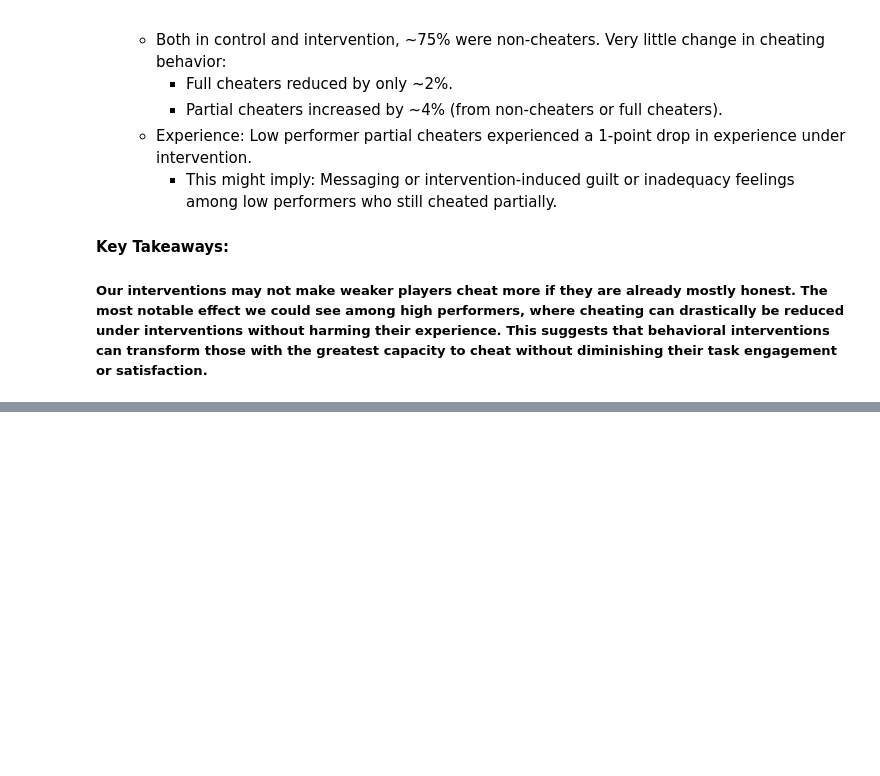
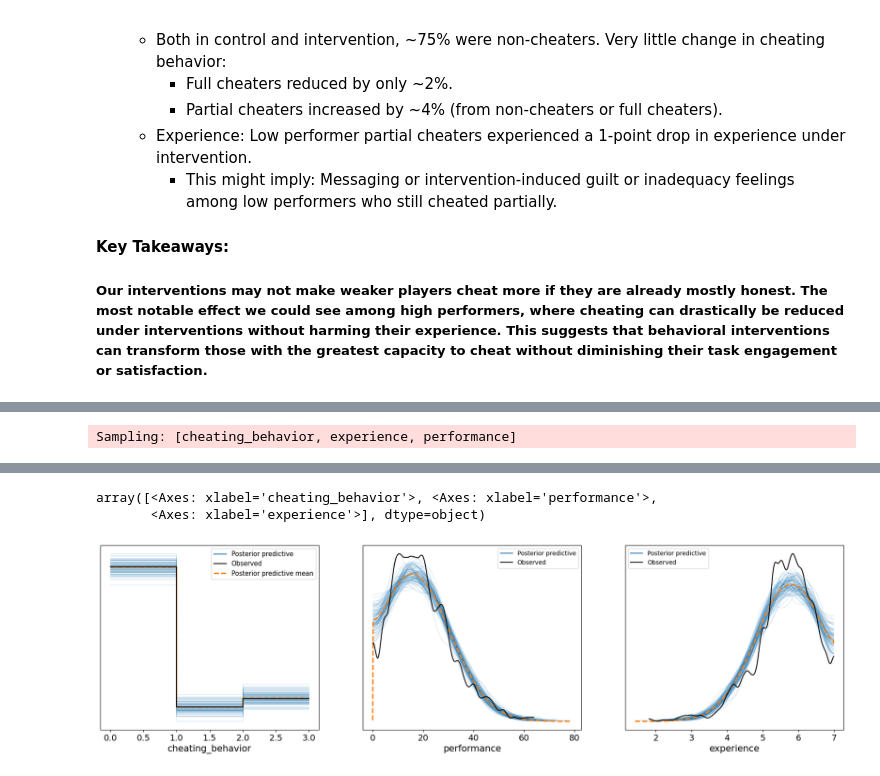
Before and after one commit to svdpmukherjee/game-behavior-intervention-study, a Jupyter notebook: game-behavior-analytics/data_analysis_notebook/analysis(PL+SM).ipynb, the cells around one changed output, grey strips where cells are left out. Saved outputs shown, nothing was run; the diff lists cells and outputs as text; code cells hidden in the pictures; blank space fills up the shorter version.

```diff
--- a/game-behavior-analytics/data_analysis_notebook/analysis(PL+SM).ipynb
+++ b/game-behavior-analytics/data_analysis_notebook/analysis(PL+SM).ipynb
@@ -360,0 +774,13 @@ High                        -0.30             0.69          0.00
+# %%
+# ============================================================================
+# ROBUST MODEL 2 CHECKING
+# ============================================================================
+
+# Posterior predictive checks
+with concept_model:
+    ppc = pm.sample_posterior_predictive(trace_concepts)
+
+# Check if model captures data patterns
+az.plot_ppc(ppc, num_pp_samples=100)
+# %% [output]
+Sampling: [cheating_behavior, experience, performance]
@@ -360,0 +789,3 @@ High                        -0.30             0.69          0.00
+array([<Axes: xlabel='cheating_behavior'>, <Axes: xlabel='performance'>,
+       <Axes: xlabel='experience'>], dtype=object)
+[figure, added]
```
Also changed, not shown: parts of 14 cells of this notebook.
